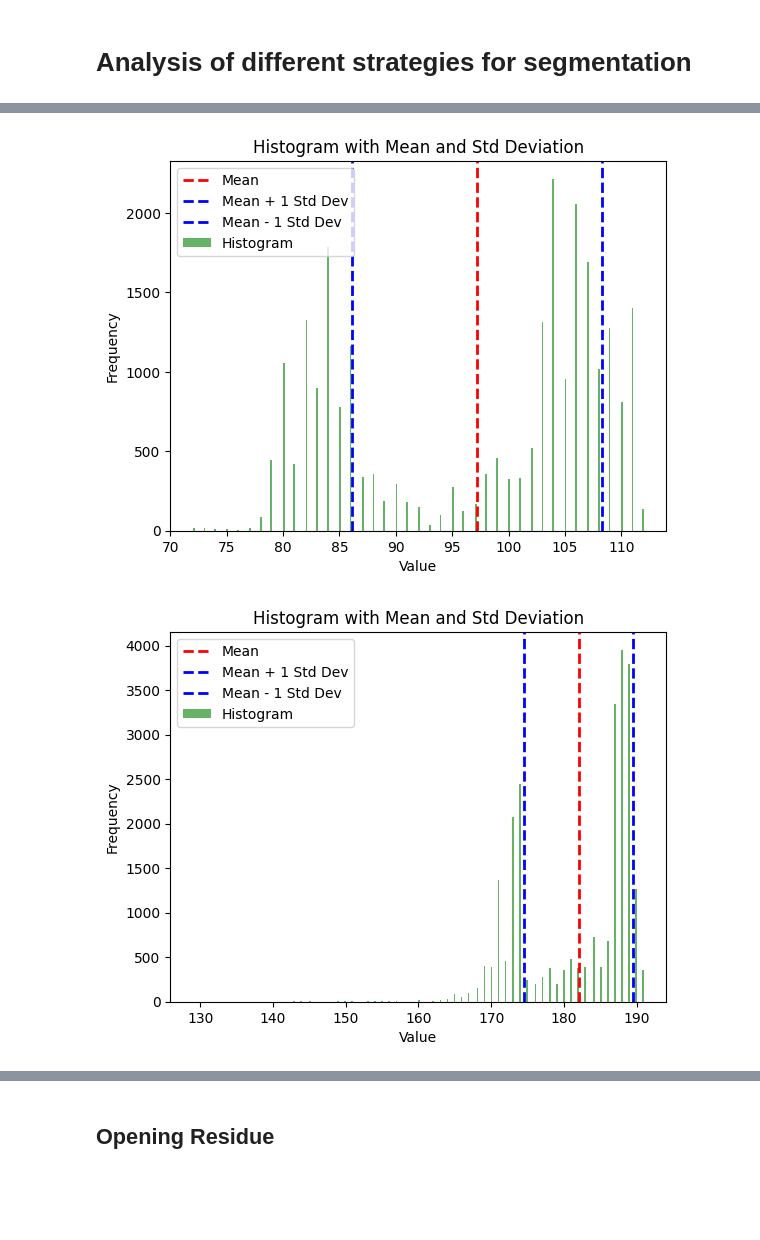
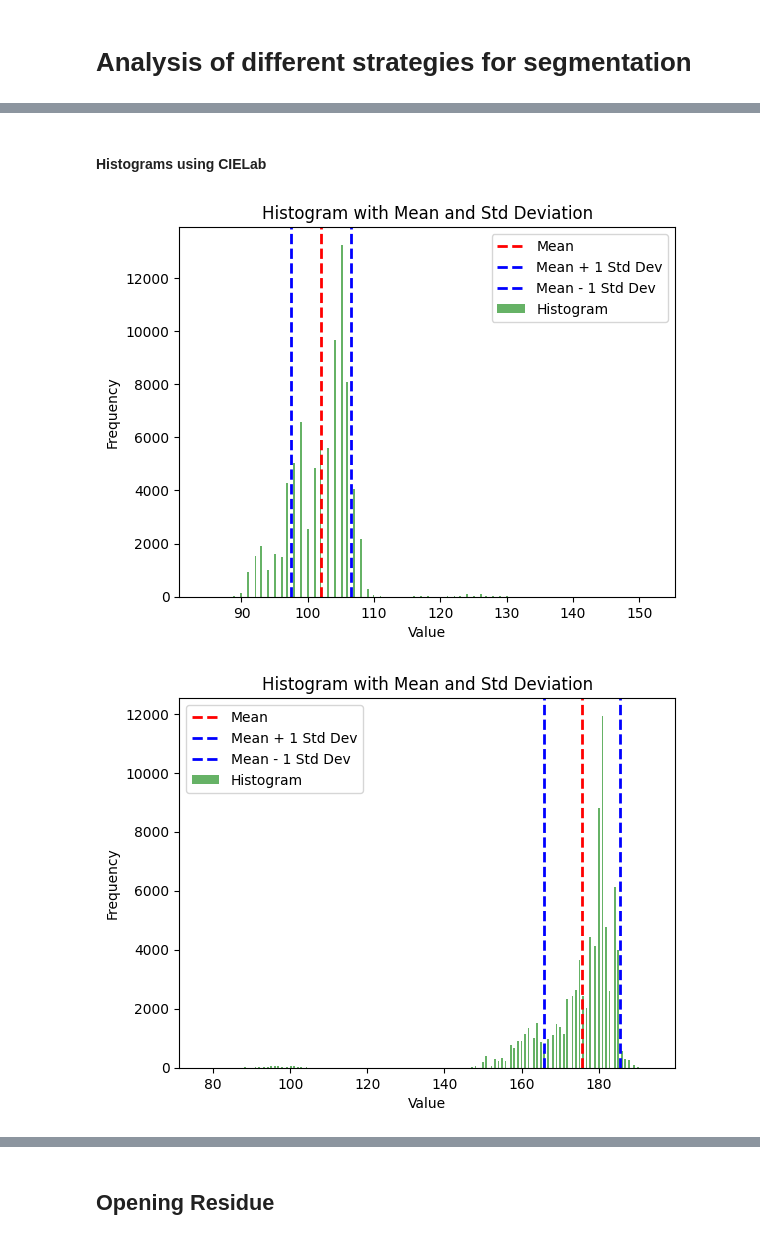
Before and after one commit to MCV-2024-C1-Project/Team7, a Jupyter notebook: segmentation_analysis.ipynb, the cells around one changed output, grey strips where cells are left out. Drawn from its saved outputs; the diff is of its cells as text; code cells hidden in the pictures; blank space fills up the shorter version.

```diff
--- a/segmentation_analysis.ipynb
+++ b/segmentation_analysis.ipynb
@@ -126,3 +129,6 @@ def plot_2d_gaussian(z):
     plt.xlabel('X-axis')
     plt.ylabel('Y-axis')
     plt.show()
+# %%
+# Select image index
+img_idx = 6
@@ -129,5 +137,5 @@ def plot_2d_gaussian(z):
 # %%
 # Choose an image from the list
-img = images[0]
+hsv_image = images[img_idx]
 # %%
 # Get image channels
@@ -159,13 +206,15 @@ sv_gaussian = create_2d_gaussian(s_border_values, v_border_values)
+# %% [markdown]
+#### Histograms using CIELab
 # %%
 lab_images = []
 for img in images:
     lab_images.append(change_color_space(img, 'LAB'))
 # %%
 # Choose an image from the list
-img = lab_images[0]
+lab_image = lab_images[img_idx]
 # %%
 # Get image channels
-l, a, b = cv2.split(img)
+l, a, b = cv2.split(lab_image)
 # %%
 l_border_values = get_border_pixel_values(l, border_width=10)
 a_border_values = get_border_pixel_values(a, border_width=10)
@@ -175,11 +224,11 @@ l_hist, l_bin_edges = create_histogram(l_border_values, bins=256)
 a_hist, a_bin_edges = create_histogram(a_border_values, bins=256)
 b_hist, b_bin_edges = create_histogram(b_border_values, bins=256)
 # %%
-plot_histogram(l_hist, l_bin_edges)
+l_mean, l_std_dev = plot_histogram(l_hist, l_bin_edges)
 # %% [output]
-[figure, old version]
+[figure, new version]
 # %%
-plot_histogram(a_hist, a_bin_edges)
+a_mean, a_std_dev = plot_histogram(a_hist, a_bin_edges)
 # %% [output]
-[figure, old version]
+[figure, new version]
 # %%
```
Also changed, not shown: parts of 47 cells of this notebook.
